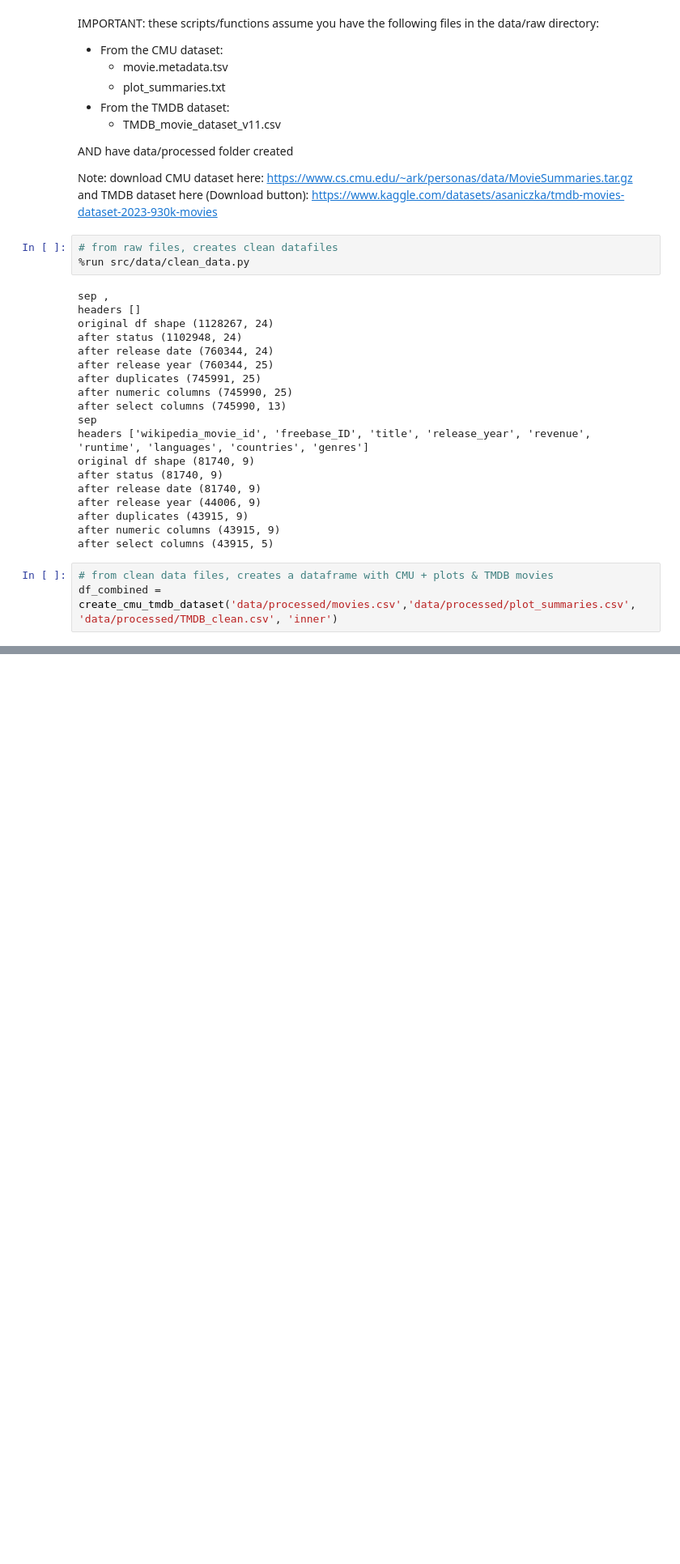
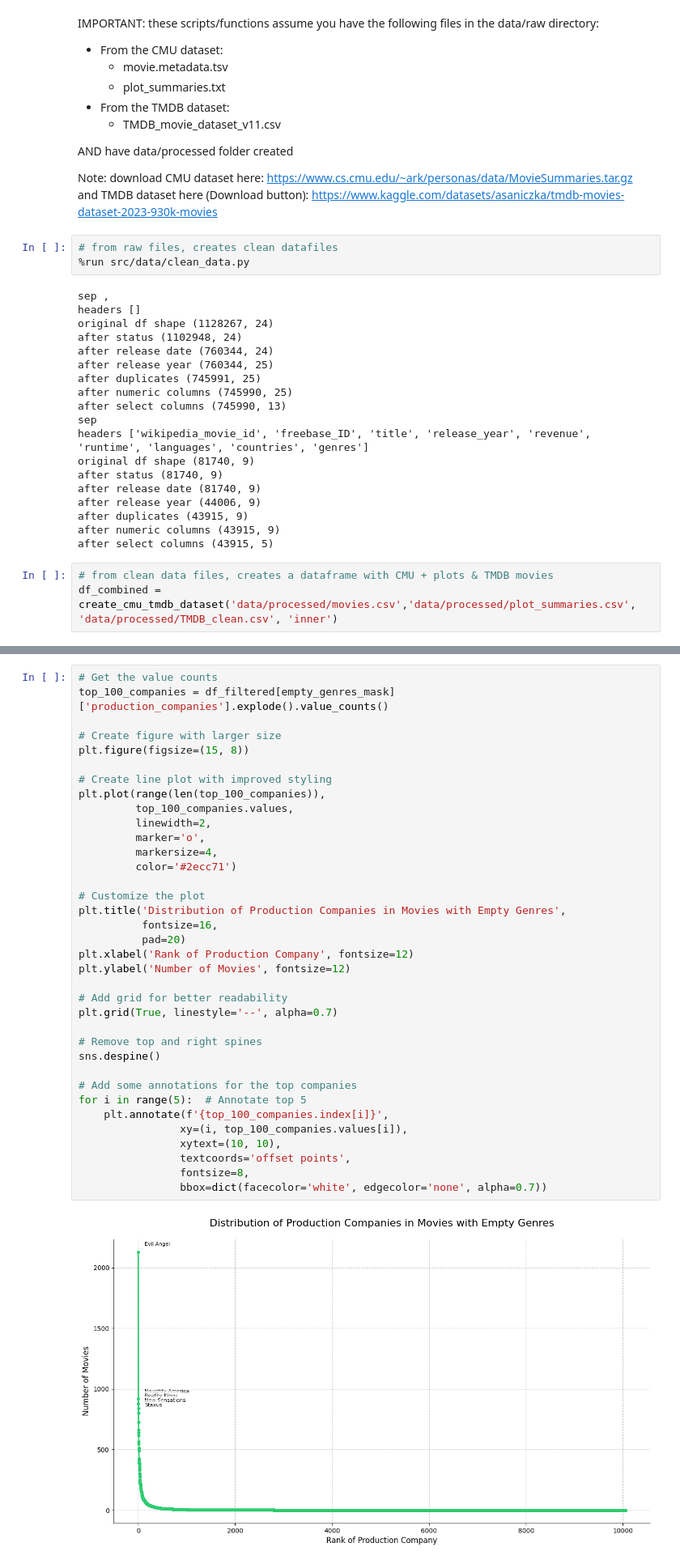
Before and after one commit to epfl-ada/ada-2024-project-databand, a Jupyter notebook: data_overview_CM.ipynb, the cells around one changed output, grey strips where cells are left out. Shown at 81% size. Cells and saved outputs as stored; diff of their text form; blank space fills up the shorter version.

Commit message:
production companies exploration

```diff
--- a/data_overview_CM.ipynb
+++ b/data_overview_CM.ipynb
@@ -80,0 +153,38 @@ df_combined.head()
+# %%
+# Get the value counts
+top_100_companies = df_filtered[empty_genres_mask]['production_companies'].explode().value_counts()
+
+# Create figure with larger size
+plt.figure(figsize=(15, 8))
+
+# Create line plot with improved styling
+plt.plot(range(len(top_100_companies)),
+         top_100_companies.values,
+         linewidth=2,
+         marker='o',
+         markersize=4,
+         color='#2ecc71')
+
+# Customize the plot
+plt.title('Distribution of Production Companies in Movies with Empty Genres',
+          fontsize=16,
+          pad=20)
+plt.xlabel('Rank of Production Company', fontsize=12)
+plt.ylabel('Number of Movies', fontsize=12)
+
+# Add grid for better readability
+plt.grid(True, linestyle='--', alpha=0.7)
+
+# Remove top and right spines
+sns.despine()
+
+# Add some annotations for the top companies
+for i in range(5):  # Annotate top 5
+    plt.annotate(f'{top_100_companies.index[i]}',
+                xy=(i, top_100_companies.values[i]),
+                xytext=(10, 10),
+                textcoords='offset points',
+                fontsize=8,
+                bbox=dict(facecolor='white', edgecolor='none', alpha=0.7))
+# %% [output]
+[figure, added]
```
Also changed, not shown: parts of 12 cells of this notebook, 1 other file.
